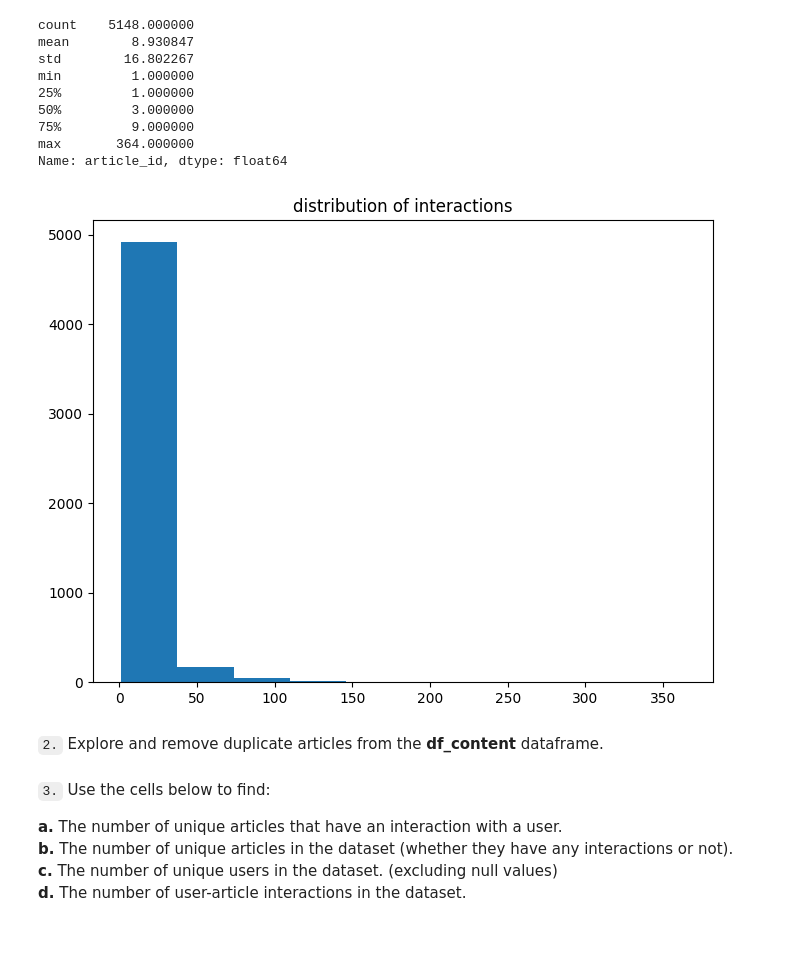
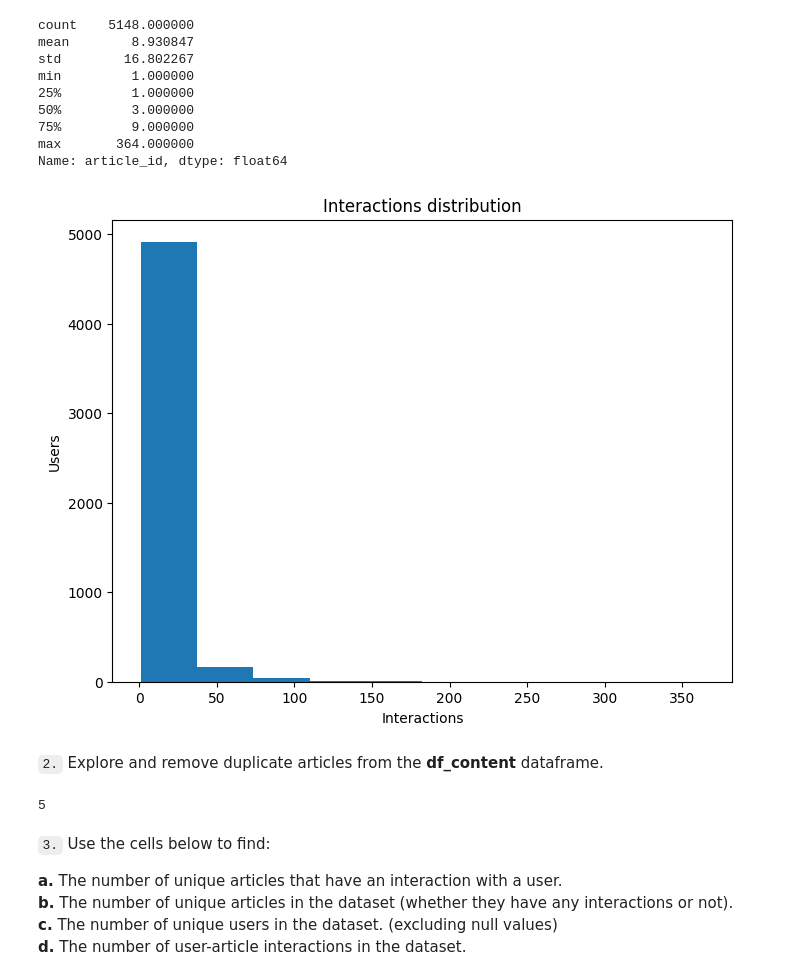
Before and after one commit to LucasGuiraldelli/Recommendations-with-IBM, a Jupyter notebook: Recommendations_with_IBM.ipynb, the cells around one changed output. Drawn from its saved outputs; the diff is of its cells as text; code cells hidden in the pictures; blank space fills up the shorter version.

```diff
--- a/Recommendations_with_IBM.ipynb
+++ b/Recommendations_with_IBM.ipynb
@@ -74,10 +74,12 @@ Name: article_id, dtype: float64
 # %%
 fig, ax = plt.subplots(figsize=(8,6))
 ax.hist(user_item_interaction)
-ax.set_title('distribution of interactions')
+ax.set_title('Interactions distribution')
+plt.xlabel('Interactions')
+plt.ylabel('Users')
 plt.show();
 # %% [output]
-[figure, old version]
+[figure, new version]
 # %%
 # Fill in the median and maximum number of user_article interactios below
 
@@ -87,5 +89,8 @@ max_views_by_user = # The maximum number of user-article interactions by any 1 u
 `2.` Explore and remove duplicate articles from the **df_content** dataframe.
 # %%
 # Find and explore duplicate articles
+df_content['article_id'].duplicated().sum()
+# %% [output]
+5
 # %%
 # Remove any rows that have the same article_id - only keep the first
```
Also changed, not shown: parts of 14 cells of this notebook, 4 other files.
